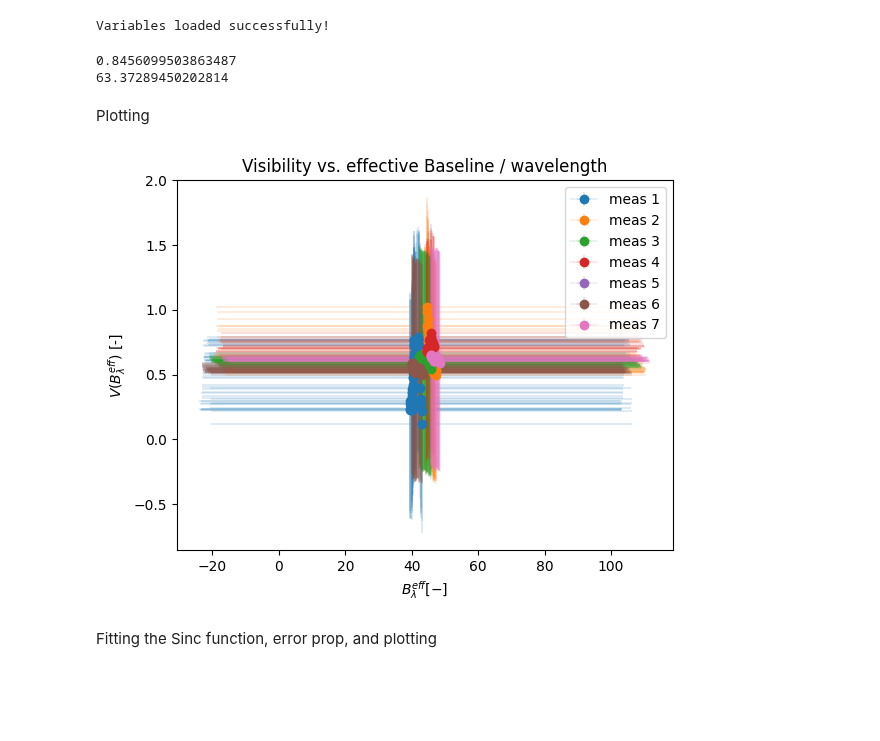
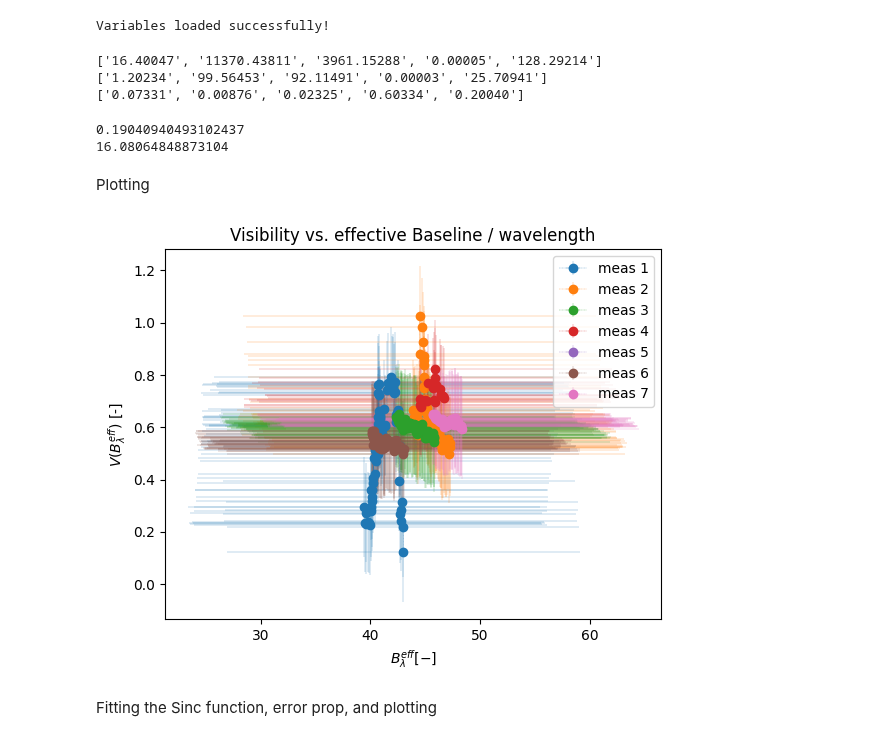
Before and after one commit to muellvin/radio-interferometry, a Jupyter notebook: Sun/data_analysis_fit.ipynb, the cells around one changed output. Drawn from its saved outputs; the diff is of its cells as text; code cells hidden in the pictures; blank space fills up the shorter version.

```diff
--- a/Sun/data_analysis_fit.ipynb
+++ b/Sun/data_analysis_fit.ipynb
@@ -101,7 +101,10 @@ def get_V_Bl_fromOneChannel(time, data, freq=0, measurement=0,guess=[1, 0.035, 0
         upper_bounds=[np.inf,np.inf,np.inf,0.0005, np.inf]
         gaussian_params, pcov = curve_fit(gaussian, time, smoothed_data, p0=[17.5, 5720, 4640, 0, 140],bounds=(lower_bounds, upper_bounds))
         I, mu, sigma, A, B = gaussian_params
+
         params_stds = np.sqrt(np.diag(pcov))
+        params = gaussian_params
+
 
         #error propagation through variation
         if (coeff =="I"):
@@ -174,7 +177,6 @@ def get_V_Bl_fromOneChannel(time, data, freq=0, measurement=0,guess=[1, 0.035, 0
         dec = np.cos(2*np.pi/360 *22.1)  #declination of the sun January 10th
         std = np.sum(np.sqrt(np.diag(pcov))) #general quality of fit
 
-        params = np.array([I, mu, sigma, A, B])
 
         #old: 0.02
         if (std < 0.02):
@@ -296,21 +288,28 @@ print(results_params_stds[:,:,1])
 # %%
-"""computing the partial derivatives"""
+"""computing the parameter contributions to the uncertainty"""
 
 
 number_of_runs = 20
 file_index = 6
+
 params = ["I", "mu", "sigma", "A", "B"]
-interesting_frequencies_propag = interesting_frequencies #np.concatenate((np.arange(20,30),np.arange(150,160)))
+
+interesting_frequencies_propag = np.concatenate((np.arange(20,30),np.arange(150,160)))
 #interesting_frequencies takes about half an hour!
 
-def get_partials(param):
+
+#for all parameters their distribution over all frequencies is taken
+params_distributions = np.std(results_params[file_index,:,:], axis=1)
+print(params_distributions)
+
+def get_sigma_contribution_i(param):
     param_index = params.index(param)
 
     """"deviating params according to per file distribution"""
-    param_deviations = np.random.normal(0, results_params[file_index,param_index,1], number_of_runs)
+    param_deviations = np.random.normal(0, params_distributions[param_index], number_of_runs)
 
-    visibilities_partials = np.empty((len(interesting_frequencies_propag),number_of_runs), dtype=float)
-    Bl_partials = np.empty((len(interesting_frequencies_propag), number_of_runs), dtype=float)
+    visibilities_deviations = np.empty((len(interesting_frequencies_propag),number_of_runs), dtype=float)
+    Bl_deviations = np.empty((len(interesting_frequencies_propag), number_of_runs), dtype=float)
 
     time, __, data = measurements[file_index]
 
@@ -319,9 +318,9 @@ def get_partials(param):
         for j, param_deviation in enumerate(param_deviations):
             vis_with_dev, Bl_with_dev, __, __ = get_V_Bl_fromOneChannel(time, data[i], freq, file_index+1, guesses[file_index], printbool=False, delta=param_deviation, coeff=param)
 
-            visibilities_partials[i,j] = np.abs((vis_with_dev - results[file_index][0][i])/param_deviations[j])
-            Bl_partials[i,j] = np.abs((Bl_with_dev - results[file_index][1][i])/param_deviations[j])
-    return np.mean(visibilities_partials), np.mean(Bl_partials)
+            visibilities_deviations[i,j] = np.abs(vis_with_dev - results[file_index][0][i])
+            Bl_deviations[i,j] = np.abs(Bl_with_dev - results[file_index][1][i])
+    return np.std(visibilities_deviations), np.std(Bl_deviations)
 
 
 
@@ -330,7 +329,7 @@ from concurrent.futures import ThreadPoolExecutor
 
 
 with ThreadPoolExecutor() as executor:
-    partials = list(executor.map(get_partials, params))
+    sigmas = list(executor.map(get_sigma_contribution_i, params))
 
-partials = np.array(partials)
+sigmas = np.array(sigmas)
 # %% [output]
@@ -405,43 +404,56 @@ with open("processed_data.pkl", "rb") as f:
 print("Variables loaded successfully!")
 # %% [output]
 Variables loaded successfully!
+# %%
+"""printing some results"""
+
+mean =np.mean(results_params[6,:,:], axis=1)
+std =np.std(results_params[6,:,:], axis=1)
+
+print(["{:.5f}".format(x) for x in mean])
+print(["{:.5f}".format(x) for x in std])
+print(["{:.5f}".format(x) for x in std/mean])
+# %% [output]
+['16.40047', '11370.43811', '3961.15288', '0.00005', '128.29214']
+['1.20234', '99.56453', '92.11491', '0.00003', '25.70941']
+['0.07331', '0.00876', '0.02325', '0.60334', '0.20040']
 # %%
 """error propagation"""
 #using the filewise distribution of the params
 #for the intensity I, the std of the fit is used, since it depends on the frequency
 
-sigma_visibility = np.sqrt(np.sum(partials[1:,0]**2 * results_params[file_index, 1:, 1]**2) + partials[0,0]**2*results_params_stds[file_index,0,0]**2)
-sigma_Bl = np.sqrt(np.sum(partials[1:,1]**2 * results_params[file_index, 1:, 1]**2)+ partials[0,1]**2*results_params_stds[file_index,0,0]**2)
+sigma_visibility = np.sqrt(np.sum(sigmas[:,0]**2))
+sigma_Bl = np.sqrt(np.sum(sigmas[:,1]**2))
 print(sigma_visibility)
 print(sigma_Bl)
 # %% [output]
-0.8456099503863487
-63.37289450202814
+0.19040940493102437
+16.08064848873104
 # %% [markdown]
 Plotting
 # %%
 #for all pairs of V and Bl of all files, the same std is taken
 useful_B = []
 useful_V = []
 useful_B_err = []
 useful_V_err = []
 
-for index, (visibilities, Bl, visibilities_err, Bl_err) in enumerate(results):
-    valid_indices =[(v, b, v_err, b_err) for v, b, v_err, b_err in zip(visibilities, Bl, visibilities_err, Bl_err) if not (abs(v) <1e-2 or abs(v)>2 or abs(b)>50 > 2 or abs(b)<5)]
-    vs, bs, v_errs, b_errs = zip(*valid_indices) if valid_indices else ([],[],[],[])
+for index, (visibilities, Bl) in enumerate(results):
+    valid_indices =[(v, b) for v, b in zip(visibilities, Bl) if not (abs(v) <1e-2 or abs(v)>2 or abs(b)>50 > 2 or abs(b)<5)]
+    vs, bs = zip(*valid_indices) if valid_indices else ([],[])
     useful_B.append(bs)
     useful_V.append(vs)
     useful_B_err.append(sigma_Bl)
     useful_V_err.append(sigma_visibility)
     plt.errorbar(bs, vs, xerr=sigma_Bl, yerr=sigma_visibility,fmt='o', lw = 0.2,linestyle='--', label=f"meas {index+1}")
 plt.title("Visibility vs. effective Baseline / wavelength")
 plt.ylabel("$V(B_{\lambda}^{eff})$ [-]")
 plt.xlabel("$B_{\lambda}^{eff} [-]$")
 plt.legend()
 #plt.savefig("visibility_vs_effbase.png", dpi=150)
 plt.show()
 # %% [output]
-[figure, old version]
+[figure, new version]
 # %% [markdown]
 Fitting the Sinc function, error prop, and plotting
 # %%
```
Also changed, not shown: parts of 6 cells of this notebook, 4 other files.
